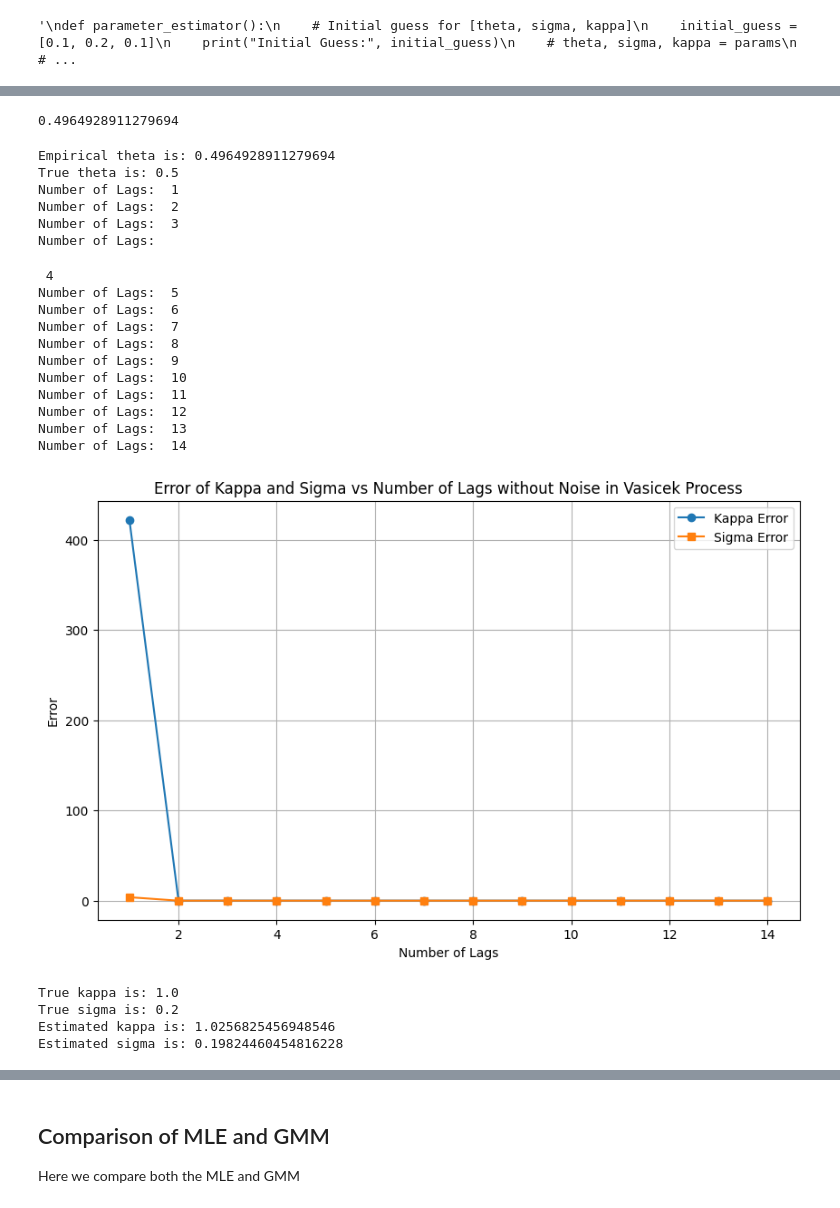
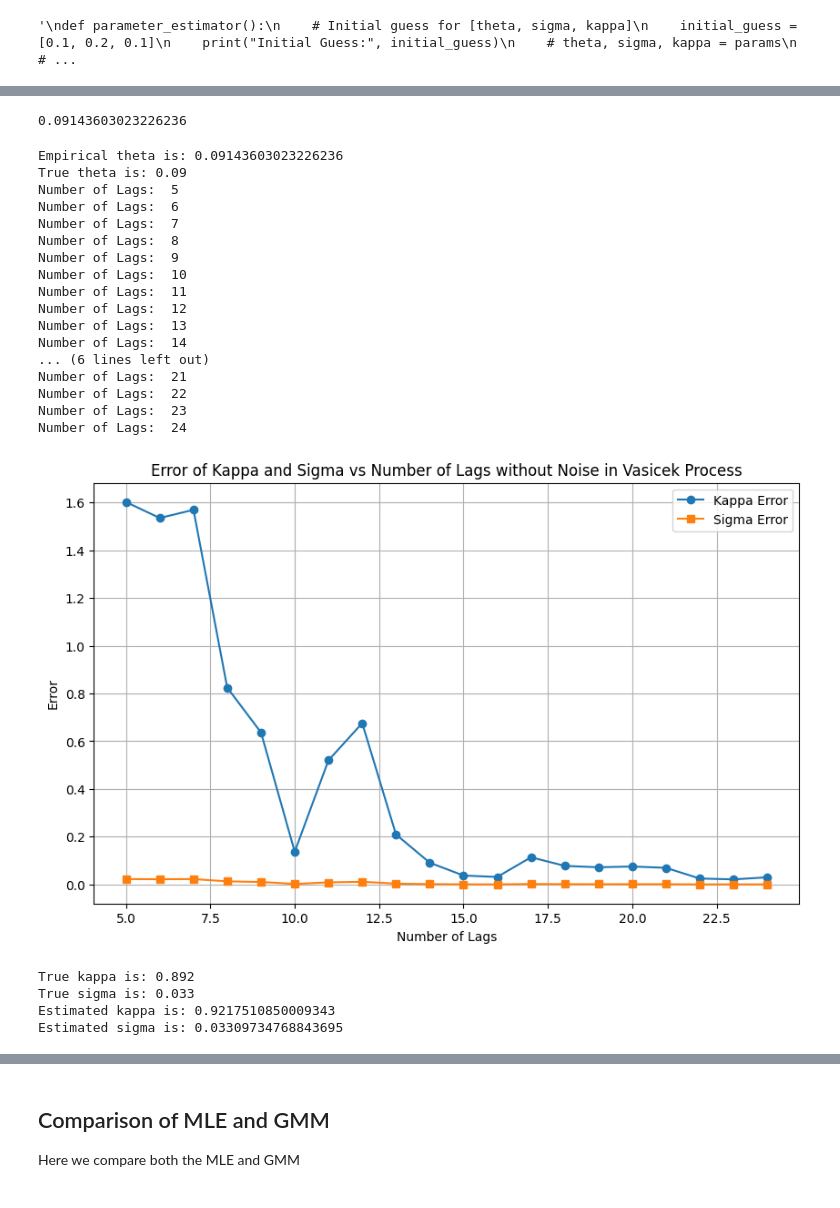
Before and after one commit to Hassen214/Project-IMI, a Jupyter notebook: Code.ipynb, the cells around one changed output, grey strips where cells are left out. Saved outputs shown, nothing was run; the diff lists cells and outputs as text; code cells hidden in the pictures.

```diff
--- a/Code.ipynb
+++ b/Code.ipynb
@@ -303,20 +349,19 @@ print("True error value :",matrix_calculator((theta_true, sigma_true, kappa_true
 # %%
 # Generate Vasicek process trajectories
 # True parameters
-kappa_true = 1.0  # True speed of mean reversion
-theta_true = 0.5  # True long-term mean
-sigma_true = 0.2  # True volatility
-
+kappa_true = 0.892  # Vitesse de retour à la moyenne
+theta_true = 0.09  # Moyenne long-terme
+sigma_true = 0.033  # Volatilité
 vasicek_process = Vasicek(kappa_true, theta_true, sigma_true)
-X0 = theta_true  # Initial value
+X0 = 0.05  # Initial value
 T = 1000  # Time horizon
 N = 1  # Number of trajectories
-n = 50000  # Number of time steps
+n = 100000  # Number of time steps
 trajectories = vasicek_process.generate(X0, T, N, n)
 trajectory = trajectories[0]
 print(np.mean(trajectory))
 # %% [output]
-0.4964928911279694
+0.09143603023226236
 # %%
 # Theoretical covariance function
 def theoretical_covariance(h, kappa, sigma):
@@ -358,56 +403,56 @@ print("Empirical theta is:", theta_emp)
 print("True theta is:", theta_true)
 
 # Define the range of lags
-num_lags_list = np.arange(1, 15, 1)  # Start with 20, increase by 20, up to 200
+num_lags_list = np.arange(5, 25, 1)  # Start with 20, increase by 20, up to 200
 kappa_errors = []
 sigma_errors = []
 kappa_est = -1
 sigma_est = -1
 # Loop over the number of lags to calculate errors
 for num_lags in num_lags_list:
     print("Number of Lags: ", num_lags)
     lags = np.array([i * T / n for i in range(num_lags)])  # Define lags
     kappa_est, sigma_est = estimate_kappa_sigma(trajectory, n, T, theta_emp, lags)
     kappa_errors.append(np.abs(kappa_est - kappa_true))  # Absolute error for kappa
     sigma_errors.append(np.abs(sigma_est - sigma_true))  # Absolute error for sigma
 
 # Plot the errors
 plt.figure(figsize=(10, 6))
 plt.plot(num_lags_list, kappa_errors, label='Kappa Error', marker='o')
 plt.plot(num_lags_list, sigma_errors, label='Sigma Error', marker='s')
 plt.xlabel('Number of Lags')
 plt.ylabel('Error')
 plt.title('Error of Kappa and Sigma vs Number of Lags without Noise in Vasicek Process')
 plt.legend()
 plt.grid(True)
 plt.show()
 print("True kappa is:", kappa_true)
 print("True sigma is:", sigma_true)
 print("Estimated kappa is:", kappa_est)
 print("Estimated sigma is:", sigma_est)
 # %% [output]
-Empirical theta is: 0.4964928911279694
-True theta is: 0.5
-Number of Lags:  1
-Number of Lags:  2
-Number of Lags:  3
-Number of Lags:
+Empirical theta is: 0.09143603023226236
+True theta is: 0.09
+Number of Lags:  5
+Number of Lags:  6
+Number of Lags:  7
+Number of Lags:  8
+Number of Lags:  9
+Number of Lags:  10
+Number of Lags:  11
+Number of Lags:  12
+Number of Lags:  13
+Number of Lags:  14
+... (6 lines left out)
+Number of Lags:  21
+Number of Lags:  22
+Number of Lags:  23
+Number of Lags:  24
+[figure, new version]
- 4
-Number of Lags:  5
-Number of Lags:  6
-Number of Lags:  7
-Number of Lags:  8
-Number of Lags:  9
-Number of Lags:  10
-Number of Lags:  11
-Number of Lags:  12
-Number of Lags:  13
-Number of Lags:  14
+True kappa is: 0.892
+True sigma is: 0.033
+Estimated kappa is: 0.9217510850009343
+Estimated sigma is: 0.03309734768843695
-[figure, old version]
-True kappa is: 1.0
-True sigma is: 0.2
-Estimated kappa is: 1.0256825456948546
-Estimated sigma is: 0.19824460454816228
 # %%
 # Generate Vasicek process trajectories
 # True parameters
```
Also changed, not shown: parts of 14 cells of this notebook, 1 other file.
